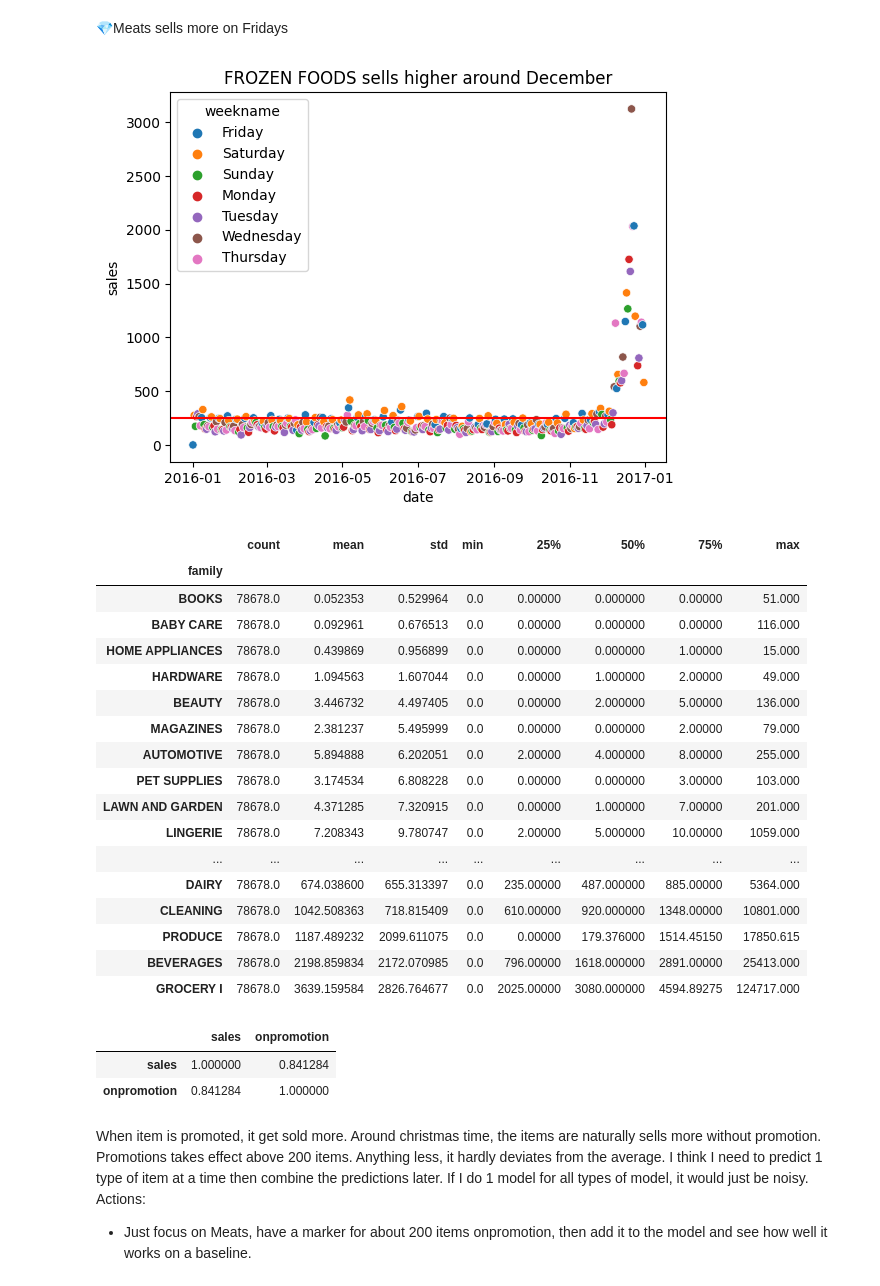
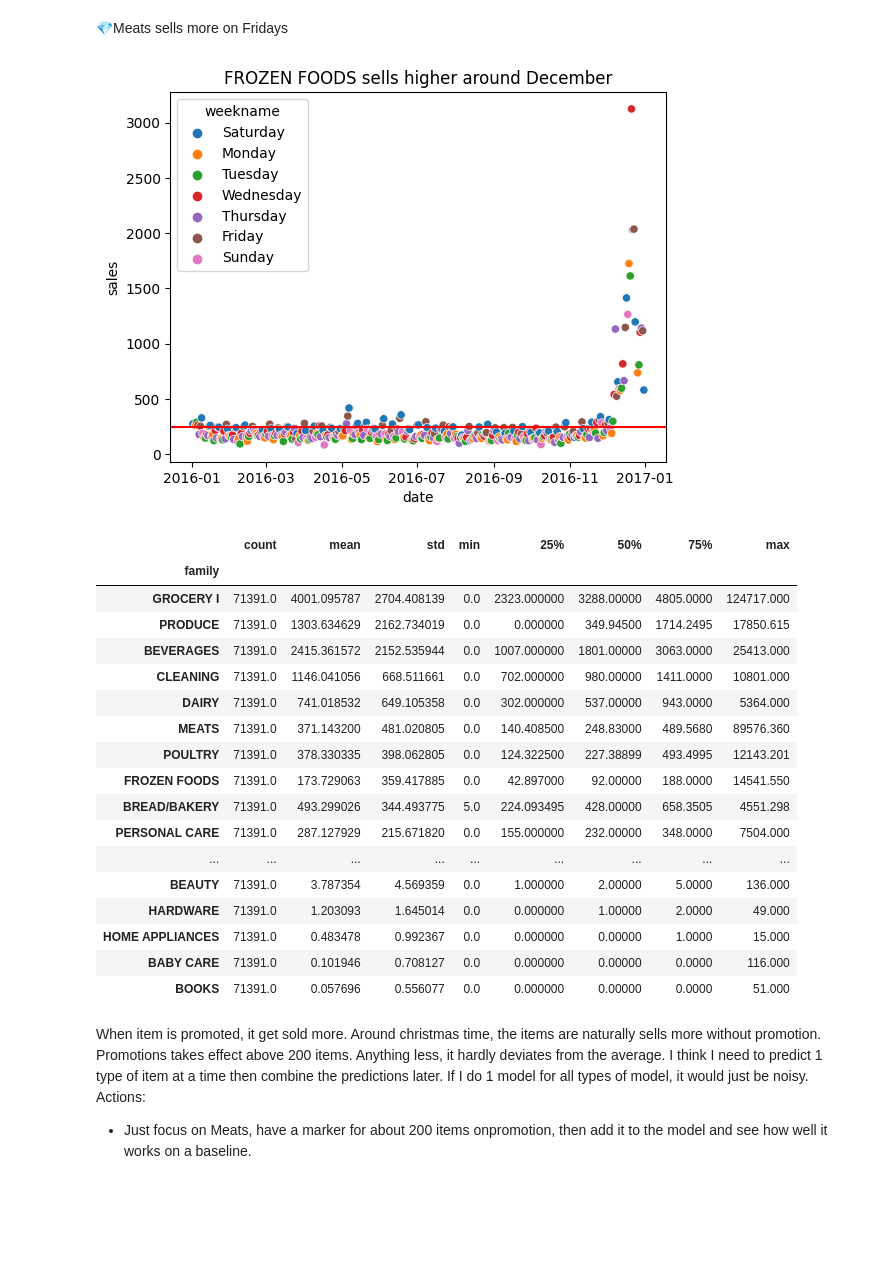
Before and after one commit to cmd-master/store-sales, a Jupyter notebook: store-sales.ipynb, the cells around one changed output. Cells and saved outputs as stored; diff of their text form; code cells hidden in the pictures; blank space fills up the shorter version.

```diff
--- a/store-sales.ipynb
+++ b/store-sales.ipynb
@@ -26,13 +26,20 @@ import warnings
 warnings.filterwarnings('ignore')
 
 df = pd.read_csv('/kaggle/input/store-sales-time-series-forecasting/train.csv')
+transactions = pd.read_csv('/kaggle/input/store-sales-time-series-forecasting/transactions.csv')
 
 ## Clean
 df['date'] = pd.to_datetime(df['date'])
 df['week'] = df['date'].dt.isocalendar().week
 df['year'] = df['date'].dt.year
 df['weekname'] = df.date.dt.day_name()
-df['store_nbr'] = df['store_nbr'].astype(str)
+df['dayofyear'] = df['date'].dt.strftime('%j')
+df['store_nbr'] = df['store_nbr'].astype(str) ## Didn't want the order of numbers to influence the model.
+
+transactions['date'] = pd.to_datetime(transactions['date'])
+transactions['store_nbr'] = transactions['store_nbr'].astype(str)
+
+df = pd.merge(df, transactions, on=['store_nbr', 'date'])
 
 ## Organize
 target = 'sales'
@@ -81,40 +103,37 @@ sns.scatterplot(g, x='date', y=target, hue='weekname')
 plt.axhline(g[target].mean(), color='red');
 plt.title('FROZEN FOODS sells higher around December');
 # %% [output]
-[figure, old version]
+[figure, new version]
 # %%
-train.groupby('family')[target].describe().sort_values(by='std')
+train.groupby('family')[target].describe().sort_values(by='std', ascending=False)
 # %% [output]
 |  | count | mean | std | min | 25% | 50% | 75% | max |
 | family |  |  |  |  |  |  |  |  |
-| BOOKS | 78678.0 | 0.052353 | 0.529964 | 0.0 | 0.00000 | 0.000000 | 0.00000 | 51.000 |
-| BABY CARE | 78678.0 | 0.092961 | 0.676513 | 0.0 | 0.00000 | 0.000000 | 0.00000 | 116.000 |
-| HOME APPLIANCES | 78678.0 | 0.439869 | 0.956899 | 0.0 | 0.00000 | 0.000000 | 1.00000 | 15.000 |
-| HARDWARE | 78678.0 | 1.094563 | 1.607044 | 0.0 | 0.00000 | 1.000000 | 2.00000 | 49.000 |
-| BEAUTY | 78678.0 | 3.446732 | 4.497405 | 0.0 | 0.00000 | 2.000000 | 5.00000 | 136.000 |
-| MAGAZINES | 78678.0 | 2.381237 | 5.495999 | 0.0 | 0.00000 | 0.000000 | 2.00000 | 79.000 |
-| AUTOMOTIVE | 78678.0 | 5.894888 | 6.202051 | 0.0 | 2.00000 | 4.000000 | 8.00000 | 255.000 |
-| PET SUPPLIES | 78678.0 | 3.174534 | 6.808228 | 0.0 | 0.00000 | 0.000000 | 3.00000 | 103.000 |
-| LAWN AND GARDEN | 78678.0 | 4.371285 | 7.320915 | 0.0 | 0.00000 | 1.000000 | 7.00000 | 201.000 |
-| LINGERIE | 78678.0 | 7.208343 | 9.780747 | 0.0 | 2.00000 | 5.000000 | 10.00000 | 1059.000 |
+| GROCERY I | 71391.0 | 4001.095787 | 2704.408139 | 0.0 | 2323.000000 | 3288.00000 | 4805.0000 | 124717.000 |
+| PRODUCE | 71391.0 | 1303.634629 | 2162.734019 | 0.0 | 0.000000 | 349.94500 | 1714.2495 | 17850.615 |
+| BEVERAGES | 71391.0 | 2415.361572 | 2152.535944 | 0.0 | 1007.000000 | 1801.00000 | 3063.0000 | 25413.000 |
+| CLEANING | 71391.0 | 1146.041056 | 668.511661 | 0.0 | 702.000000 | 980.00000 | 1411.0000 | 10801.000 |
+| DAIRY | 71391.0 | 741.018532 | 649.105358 | 0.0 | 302.000000 | 537.00000 | 943.0000 | 5364.000 |
+| MEATS | 71391.0 | 371.143200 | 481.020805 | 0.0 | 140.408500 | 248.83000 | 489.5680 | 89576.360 |
+| POULTRY | 71391.0 | 378.330335 | 398.062805 | 0.0 | 124.322500 | 227.38899 | 493.4995 | 12143.201 |
+| FROZEN FOODS | 71391.0 | 173.729063 | 359.417885 | 0.0 | 42.897000 | 92.00000 | 188.0000 | 14541.550 |
+| BREAD/BAKERY | 71391.0 | 493.299026 | 344.493775 | 5.0 | 224.093495 | 428.00000 | 658.3505 | 4551.298 |
+| PERSONAL CARE | 71391.0 | 287.127929 | 215.671820 | 0.0 | 155.000000 | 232.00000 | 348.0000 | 7504.000 |
 | ... | ... | ... | ... | ... | ... | ... | ... | ... |
-| DAIRY | 78678.0 | 674.038600 | 655.313397 | 0.0 | 235.00000 | 487.000000 | 885.00000 | 5364.000 |
-| CLEANING | 78678.0 | 1042.508363 | 718.815409 | 0.0 | 610.00000 | 920.000000 | 1348.00000 | 10801.000 |
-| PRODUCE | 78678.0 | 1187.489232 | 2099.611075 | 0.0 | 0.00000 | 179.376000 | 1514.45150 | 17850.615 |
-| BEVERAGES | 78678.0 | 2198.859834 | 2172.070985 | 0.0 | 796.00000 | 1618.000000 | 2891.00000 | 25413.000 |
-| GROCERY I | 78678.0 | 3639.159584 | 2826.764677 | 0.0 | 2025.00000 | 3080.000000 | 4594.89275 | 124717.000 |
+| BEAUTY | 71391.0 | 3.787354 | 4.569359 | 0.0 | 1.000000 | 2.00000 | 5.0000 | 136.000 |
+| HARDWARE | 71391.0 | 1.203093 | 1.645014 | 0.0 | 0.000000 | 1.00000 | 2.0000 | 49.000 |
+| HOME APPLIANCES | 71391.0 | 0.483478 | 0.992367 | 0.0 | 0.000000 | 0.00000 | 1.0000 | 15.000 |
+| BABY CARE | 71391.0 | 0.101946 | 0.708127 | 0.0 | 0.000000 | 0.00000 | 0.0000 | 116.000 |
+| BOOKS | 71391.0 | 0.057696 | 0.556077 | 0.0 | 0.000000 | 0.00000 | 0.0000 | 51.000 |
 # %%
-g = train.query('year == 2016')
-g = g.query('store_nbr == "24"')
-g = g.query('family in ("MEATS")')
-g = g[['date', 'sales', 'onpromotion', 'weekname']]
-# sns.scatterplot(g, x='sales', y='onpromotion')
-# g.sort_values(by='prosale', ascending=False)
-g.corr(numeric_only=True)
+# g = train.query('year == 2016')
+# g = g.query('store_nbr == "24"')
+# g = g.query('family in ("PRODUCE")')
+# g['promo_trans'] = g['onpromotion'] * g['transactions']
+# g = g[['date', 'sales', 'onpromotion', 'weekname', 'transactions', 'promo_trans']]
+# # sns.scatterplot(g, x='sales', y='onpromotion')
+# # g.sort_values(by='prosale', ascending=False)
+# g.corr(numeric_only=True)
-# %% [output]
-|  | sales | onpromotion |
-| sales | 1.000000 | 0.841284 |
-| onpromotion | 0.841284 | 1.000000 |
 # %% [markdown]
 When item is promoted, it get sold more. Around christmas time, the items are naturally sells more without promotion. Promotions takes effect above 200 items. Anything less, it hardly deviates from the average. I think I need to predict 1 type of item at a time then combine the predictions later. If I do 1 model for all types of model, it would just be noisy.
 Actions:
```
Also changed, not shown: parts of 11 cells of this notebook.
